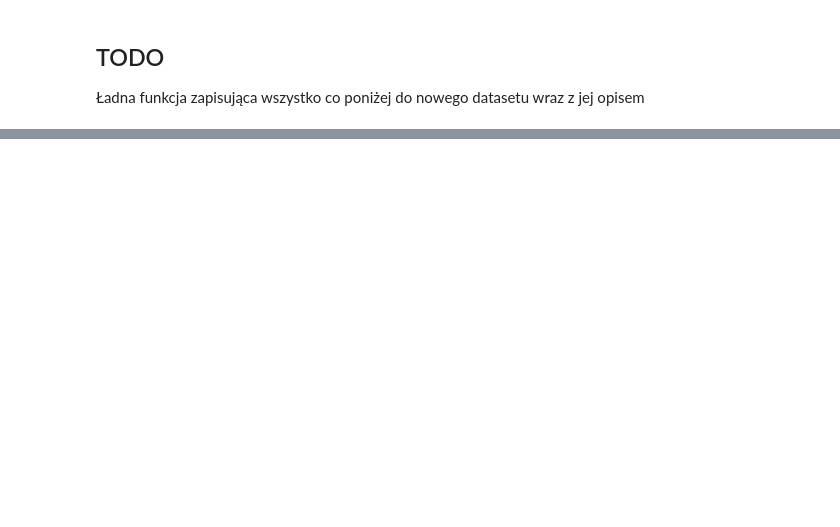
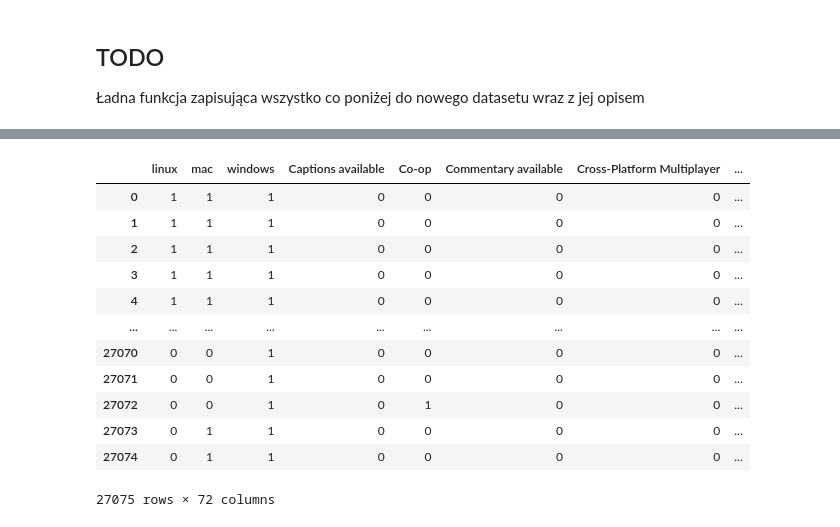
Before and after one commit to KrystianWojakiewicz/SteamGamesPredictor, a Jupyter notebook: src/data_shuffle/jupyter/steam_predictor.ipynb, the cells around one changed output, grey strips where cells are left out. Cells and saved outputs as stored; diff of their text form; code cells hidden in the pictures; blank space fills up the shorter version.

```diff
--- a/src/data_shuffle/jupyter/steam_predictor.ipynb
+++ b/src/data_shuffle/jupyter/steam_predictor.ipynb
@@ -318 +315,31 @@ enc_steam
 27075 rows × 72 columns
+# %%
+def produce_encoded_dataframe():
+    enc_steam = pd.DataFrame()
+    relevant_attributes = {'Month':months, 'Year':years,
+                           'English':steam_cp['english'], 'Developer':enc_dev,
+                           'Publisher':enc_publ, 'Required_Age':steam_cp['required_age'],
+                           'Achievements':steam_cp['achievements'], 'Average_Playtime':steam_cp['average_playtime'],
+                           'Median_Playtime':steam_cp['median_playtime'], 'Rating':ratings, 'Owners':enc_own}
+    enc_steam = pd.concat([enc_steam, steam_cp["platforms"].str.get_dummies(sep=';')], axis=1)
+    enc_steam = pd.concat([enc_steam, steam_cp["categories"].str.get_dummies(sep=';')], axis=1)
+    enc_steam = pd.concat([enc_steam, steam_cp["genres"].str.get_dummies(sep=';')], axis=1)
+    for key in relevant_attributes.keys():
+        enc_steam[key] = relevant_attributes[key]
+    return enc_steam
+# %%
+produce_encoded_dataframe()
+# %% [output]
+|  | linux | mac | windows | Captions available | Co-op | Commentary available | Cross-Platform Multiplayer | ... |
+| 0 | 1 | 1 | 1 | 0 | 0 | 0 | 0 | ... |
+| 1 | 1 | 1 | 1 | 0 | 0 | 0 | 0 | ... |
+| 2 | 1 | 1 | 1 | 0 | 0 | 0 | 0 | ... |
+| 3 | 1 | 1 | 1 | 0 | 0 | 0 | 0 | ... |
+| 4 | 1 | 1 | 1 | 0 | 0 | 0 | 0 | ... |
+| ... | ... | ... | ... | ... | ... | ... | ... | ... |
+| 27070 | 0 | 0 | 1 | 0 | 0 | 0 | 0 | ... |
+| 27071 | 0 | 0 | 1 | 0 | 0 | 0 | 0 | ... |
+| 27072 | 0 | 0 | 1 | 0 | 1 | 0 | 0 | ... |
+| 27073 | 0 | 1 | 1 | 0 | 0 | 0 | 0 | ... |
+| 27074 | 0 | 1 | 1 | 0 | 0 | 0 | 0 | ... |
+27075 rows × 72 columns
```
Also changed, not shown: parts of 4 cells of this notebook, 4 other files.
